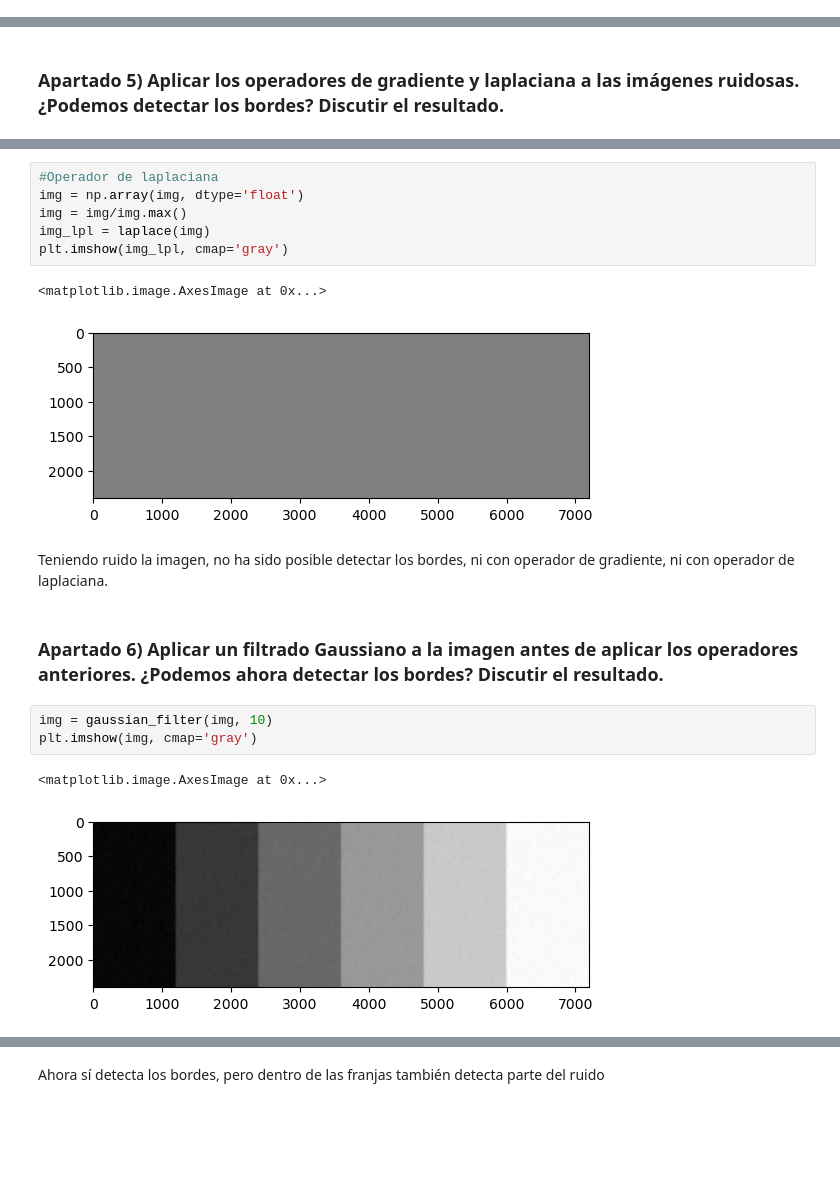
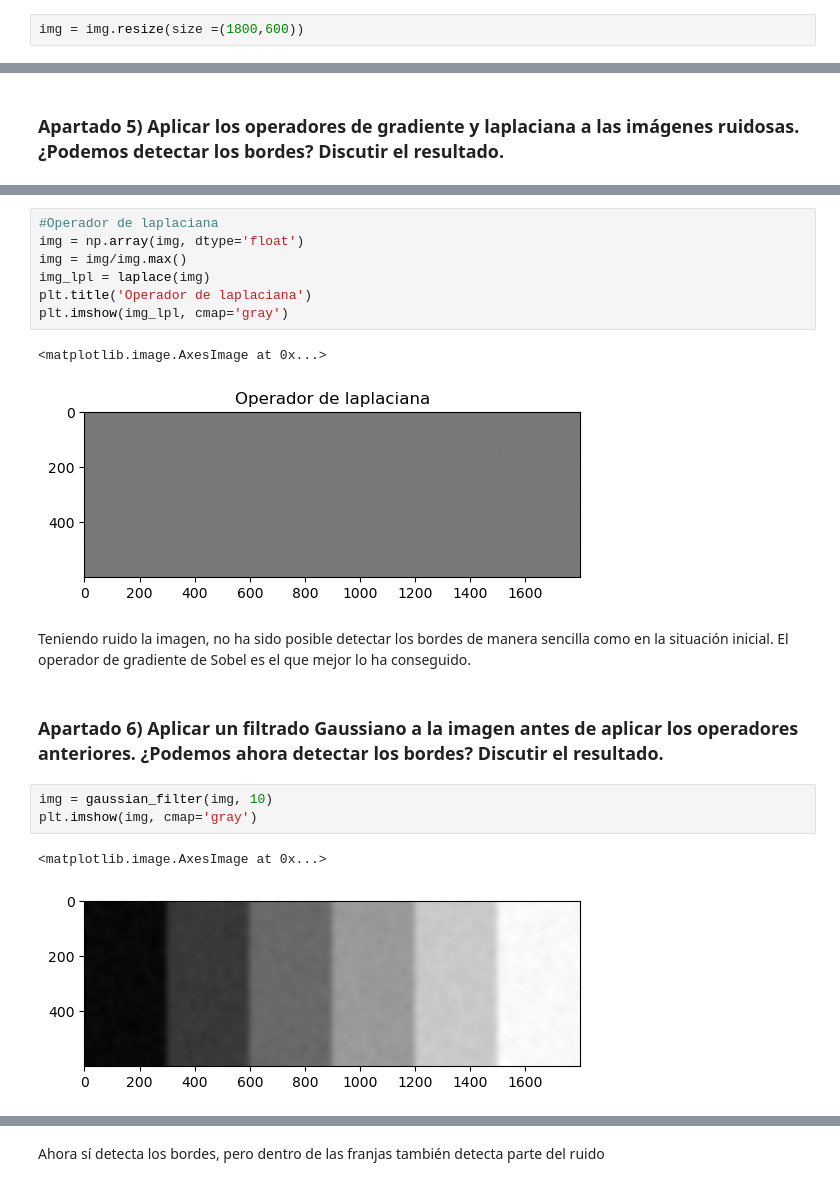
Before and after one commit to andres-rguez/TIV-demo, a Jupyter notebook: Practica_2_AndresRodriguezRamirez.ipynb, the cells around one changed output, grey strips where cells are left out. Saved outputs shown, nothing was run; the diff lists cells and outputs as text; blank space fills up the shorter version.

```diff
--- a/Practica_2_AndresRodriguezRamirez.ipynb
+++ b/Practica_2_AndresRodriguezRamirez.ipynb
@@ -31,3 +29,5 @@ display(img)
+# %%
+img = img.resize(size =(1800,600))
 # %% [markdown]
 ### Apartado 2) Detectar y representar los bordes con un operador de gradiente.
 # %%
@@ -79,14 +100,15 @@ plt.imshow(img_prewitt/img_prewitt.max(), cmap='gray')
 # %%
 #Operador de laplaciana
 img = np.array(img, dtype='float')
 img = img/img.max()
 img_lpl = laplace(img)
+plt.title('Operador de laplaciana')
 plt.imshow(img_lpl, cmap='gray')
 # %% [output]
 <matplotlib.image.AxesImage at 0x...>
-[figure, old version]
+[figure, new version]
 # %% [markdown]
-Teniendo ruido la imagen, no ha sido posible detectar los bordes, ni con operador de gradiente, ni con operador de laplaciana.
+Teniendo ruido la imagen, no ha sido posible detectar los bordes de manera sencilla como en la situación inicial. El operador de gradiente de Sobel es el que mejor lo ha conseguido.
 # %% [markdown]
 ### Apartado 6) Aplicar un filtrado Gaussiano a la imagen antes de aplicar los operadores anteriores. ¿Podemos ahora detectar los bordes? Discutir el resultado.
 # %%
@@ -94,5 +116,5 @@ img = gaussian_filter(img, 10)
 plt.imshow(img, cmap='gray')
 # %% [output]
 <matplotlib.image.AxesImage at 0x...>
-[figure, old version]
+[figure, new version]
 # %%
```
Also changed, not shown: parts of 21 cells of this notebook.
